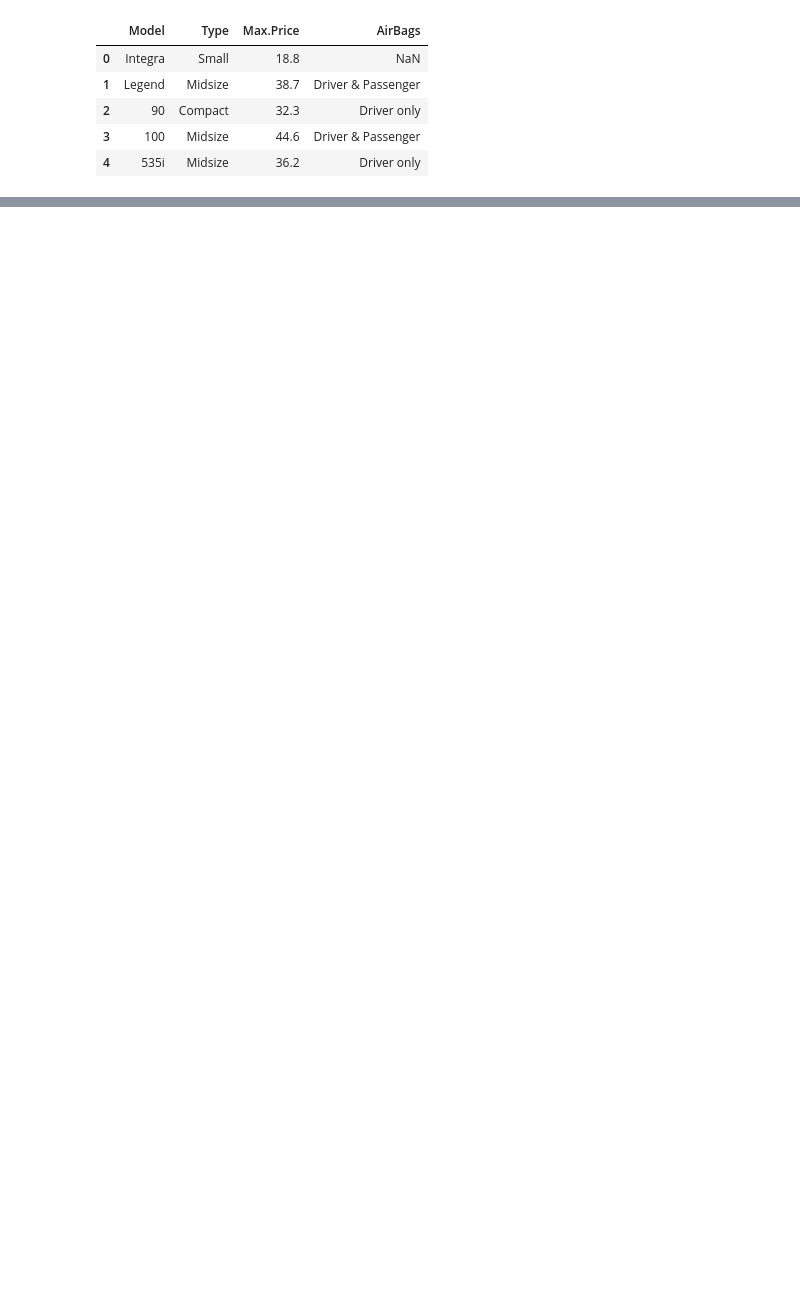
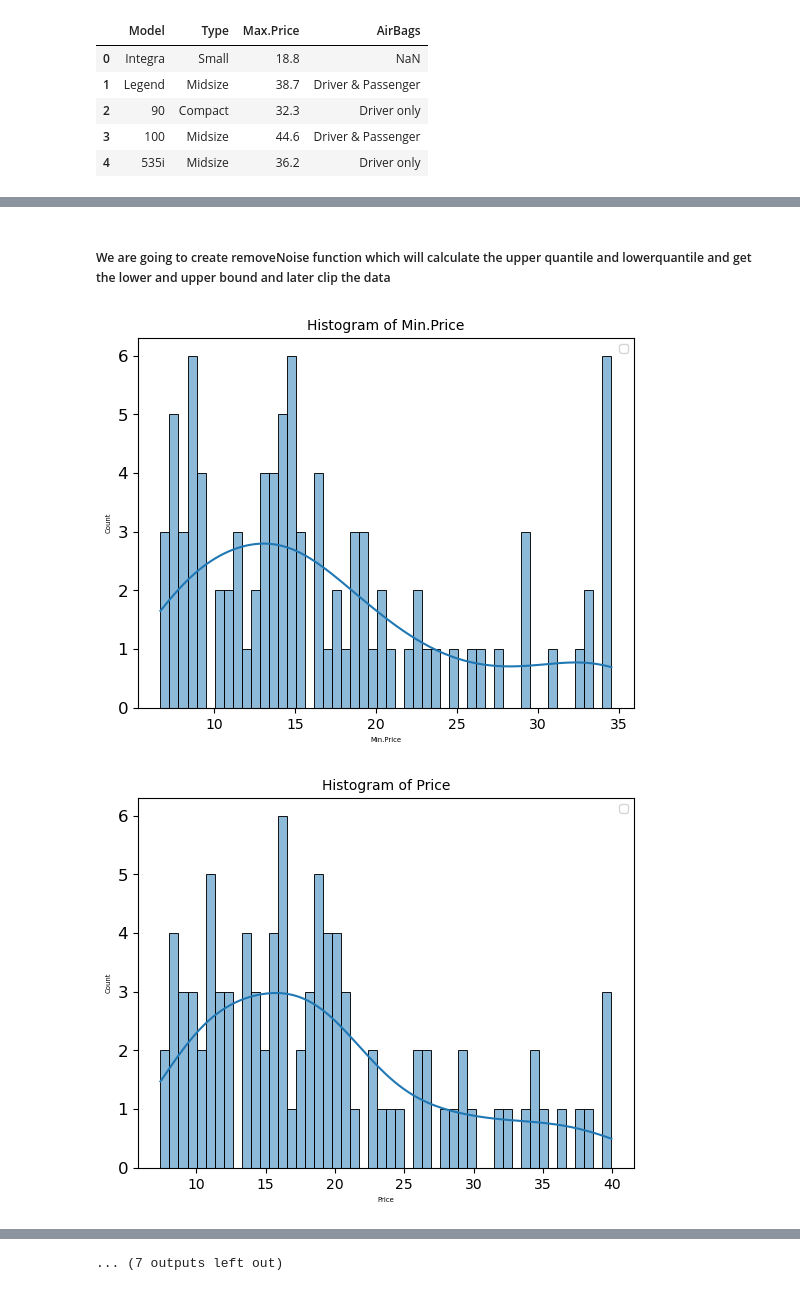
Before and after one commit to fastasturtlee/EDA, a Jupyter notebook: g24ait2004.ipynb, the cells around one changed output, grey strips where cells are left out. Drawn from its saved outputs; the diff is of its cells as text; code cells hidden in the pictures; blank space fills up the shorter version.

```diff
--- a/g24ait2004.ipynb
+++ b/g24ait2004.ipynb
@@ -38,0 +166,26 @@ Ans:
+# %% [markdown]
+##### We are going to create removeNoise function which will calculate the upper quantile and lowerquantile and get the lower and upper bound and later clip the data
+# %%
+def removeNoise(carsData):
+    columns = carsData.select_dtypes(include=['int64', 'float64']).columns
+
+    for column in columns:
+
+        Q1 = carsData[column].quantile(0.25)
+        Q3 = carsData[column].quantile(0.75)
+        IQR = Q3 - Q1
+
+        upperBound = Q3 + 1.5 * IQR
+        lowerBound = Q1 - 1.5 * IQR
+
+        carsData[column] = carsData[column].clip(lower=lowerBound, upper=upperBound)
+
+
+
+removeNoise(carsData=carsData)
+
+visualDFdata(data=carsData)
+carsData.describe()
+# %% [output]
+[figure, added]
+[figure, added]
@@ -38,0 +202 @@ Ans:
+... (7 outputs left out)
```
Also changed, not shown: parts of 44 cells of this notebook.
